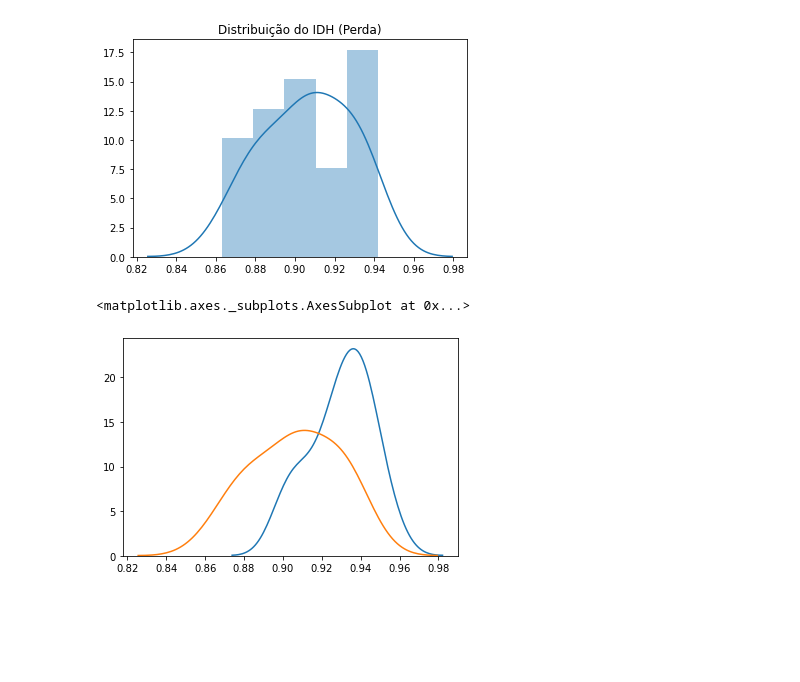
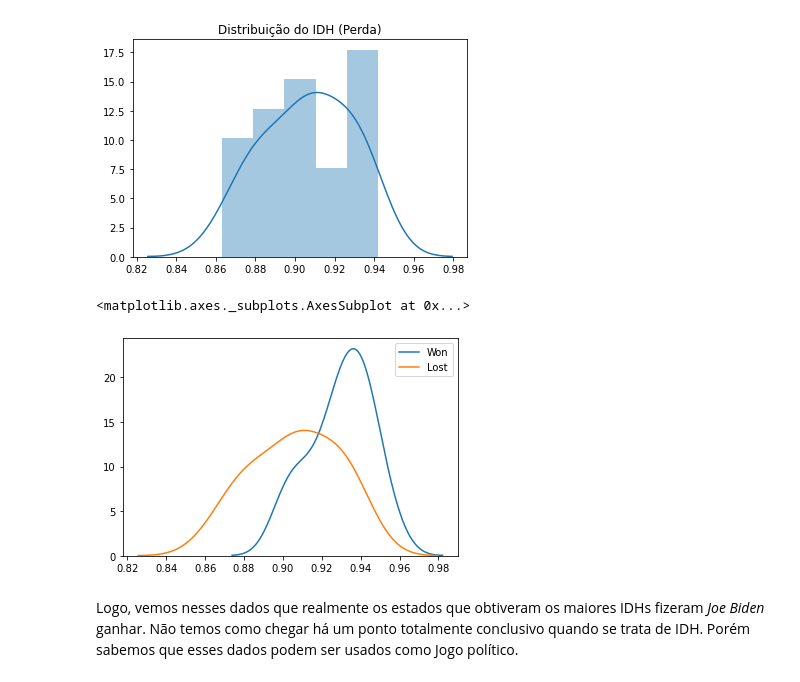
Before and after one commit to Beloin/analise_idh_votacao_eua, a Jupyter notebook: idh_usa.ipynb, the cells around one changed output. Saved outputs shown, nothing was run; the diff lists cells and outputs as text; code cells hidden in the pictures; blank space fills up the shorter version.

Commit message:
Finalizaçao da analise dos dados

```diff
--- a/idh_usa.ipynb
+++ b/idh_usa.ipynb
@@ -217,7 +218,12 @@ Text(0.5, 1.0, 'Distribuição do IDH (Perda)')
 # %%
 fig, ax = plt.subplots()
 srn.distplot(joe_biden.IDH.loc[joe_biden.result == 'Won'], bins = 5, axlabel = '', hist=False, ax=ax, label='Won')
 srn.distplot(joe_biden.IDH.loc[joe_biden.result == 'Lost'], bins = 5, axlabel = '', hist=False, ax=ax,label='Lost')
+plt.savefig('distplot_joe_won_lost.png')
+ax
 # %% [output]
 <matplotlib.axes._subplots.AxesSubplot at 0x...>
-[figure, old version]
+[figure, new version]
+# %% [markdown]
+Logo, vemos nesses dados que realmente os estados que obtiveram os maiores IDHs fizeram *Joe Biden* ganhar.
+Não temos como chegar há um ponto totalmente conclusivo quando se trata de IDH. Porém sabemos que esses dados podem ser usados como Jogo político.
```
Also changed, not shown: parts of 1 cell of this notebook, 1 other file.
